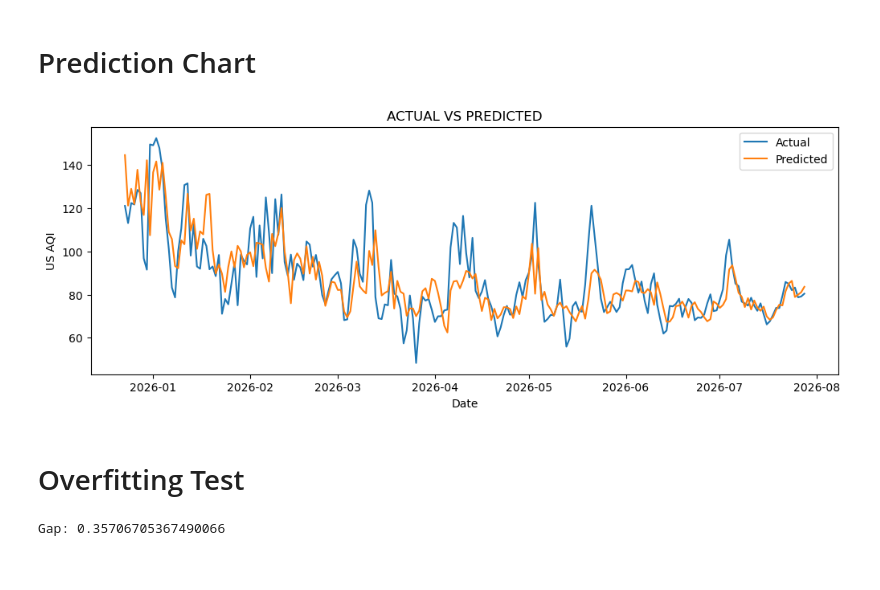
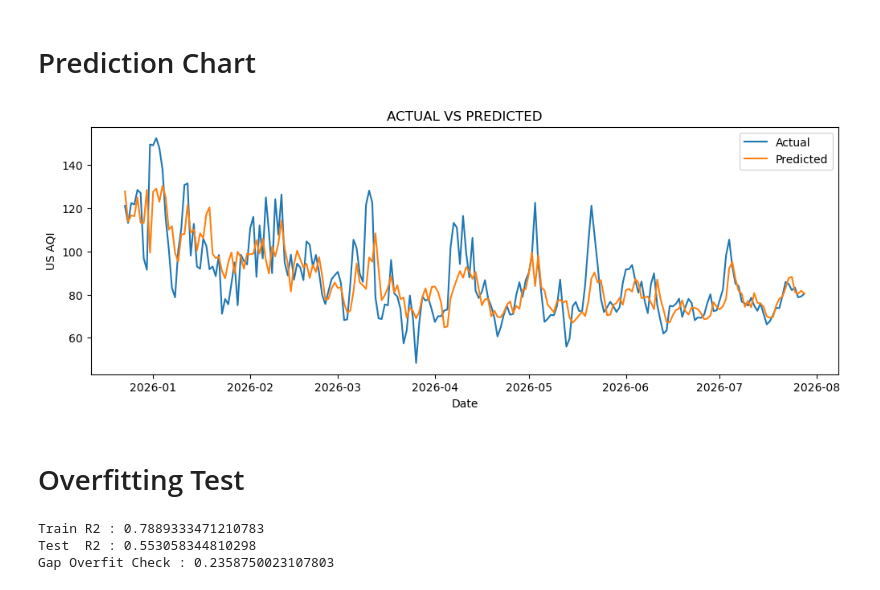
Before and after one commit to Sameen20-bot/10-Pearls-AQI-Predictor, a Jupyter notebook: AQI Predictor/Models/XGBoost/Day_Two_XGBoost.ipynb, the cells around one changed output. Cells and saved outputs as stored; diff of their text form; code cells hidden in the pictures.

```diff
--- a/AQI Predictor/Models/XGBoost/Day_Two_XGBoost.ipynb
+++ b/AQI Predictor/Models/XGBoost/Day_Two_XGBoost.ipynb
@@ -175,6 +191,8 @@ Index(['temperature_2m', 'wind_speed_10m', 'relative_humidity_2m',
 # %%
 X1 = day2.drop(columns = [target])
 Y1 = day2[target]
+# %%
+X1 = X1.drop(columns = ["boundary_layer_height","f48_boundary_layer_height","wind_pollution_dispersion","delta_boundary_layer_height"])
 # %%
 X1
 # %% [output]
@@ -256,0 +465,4 @@ Root Mean Square Error: 12.9903090215288
+# %%
+sc = StandardScaler()
+X_train_clean = sc.fit_transform(X_train1)
+X_test_clean = sc.transform(X_test1)
@@ -256,0 +491,21 @@ Root Mean Square Error: 12.9903090215288
+# %%
+bagSVM = BaggingRegressor(estimator = SVR(kernel='rbf', C=100, epsilon=1.0),
+                        n_estimators = 500,
+                        max_samples = 0.25,
+                        bootstrap = True,
+                        random_state = 42,
+                        n_jobs = -1)
+
+bagSVM.fit(X_train_clean, Y_train1)
+y_pred_bagSVM = bagSVM.predict(X_test_clean)
+
+R2_Score_SVM = r2_score(Y_test1, y_pred_bagSVM)
+Mae_SVM = mean_absolute_error(Y_test1, y_pred_bagSVM)
+Mean_Square_Error_SVM = mean_squared_error(Y_test1, y_pred_bagSVM)
+Root_Mean_Square_Error_SVM = np.sqrt(Mean_Square_Error_SVM)
+
+print("SVM Evaluation Metrics: ")
+print(f"R2 Score: {R2_Score_SVM}")
+print(f"Mean Absolute Error: {Mae_SVM}")
+print(f"Mean Square Error: {Mean_Square_Error_SVM}")
+print(f"Root Mean Square Error: {Root_Mean_Square_Error_SVM}")
@@ -256,0 +518,13 @@ Root Mean Square Error: 12.9903090215288
+# %%
+blend5 = (y_pred_all + y_pred_cbr + pred_rf + y_pred_ridge + y_pred_bagSVM) / 5
+
+R2_Score_blend5 = r2_score(Y_test1, blend5)
+Mae_blend5 = mean_absolute_error(Y_test1, blend5)
+Mean_Square_Error_blend5 = mean_squared_error(Y_test1, blend5)
+Root_Mean_Square_Error_blend5 = np.sqrt(Mean_Square_Error_blend5)
+
+print("Blend Evaluation Metrics: ")
+print(f"R2 Score: {R2_Score_blend5}")
+print(f"Mean Absolute Error: {Mae_blend5}")
+print(f"Mean Square Error: {Mean_Square_Error_blend5}")
+print(f"Root Mean Square Error: {Root_Mean_Square_Error_blend5}")
@@ -371,21 +572,33 @@ shap.plots.beeswarm(shap_values)
 # Prediction Chart
 # %%
 plt.figure(figsize=(12,4))
-y_pred_tuned = best_random.predict(X_test1)
 plt.plot(Y_test1.index, Y_test1.values, label="Actual")
-plt.plot(Y_test1.index, y_pred_tuned, label="Predicted")
+plt.plot(Y_test1.index, blend5, label="Predicted")
 plt.legend(loc = "best")
 plt.title("ACTUAL VS PREDICTED")
 plt.ylabel("US AQI")
 plt.xlabel("Date")
 plt.show()
 # %% [output]
-[figure, old version]
+[figure, new version]
 # %% [markdown]
 # Overfitting Test
 # %%
-train_Score = r2_score(Y_train1, best_random.predict(X_train1))
-test_Score = r2_score(Y_test1, best_random.predict(X_test1))
-print(f"Gap: {train_Score - test_Score}")
+train_all   = model_all.predict(X_train1)
+train_cbr   = cbr1.predict(X_train1)
+train_rf    = rf.predict(X_train1)
+train_ridge = ridge_model.predict(X_train_clean)
+train_svm   = bagSVM.predict(X_train_clean)
+
+blend5_train = (train_all + train_cbr + train_rf + train_ridge + train_svm) / 5
+
+train_Score = r2_score(Y_train1, blend5_train)
+test_Score  = r2_score(Y_test1, blend5)
+
+print(f"Train R2 : {train_Score}")
+print(f"Test  R2 : {test_Score}")
+print(f"Gap Overfit Check : {train_Score - test_Score}")
 # %% [output]
-Gap: 0.35706705367490066
+Train R2 : 0.7889333471210783
+Test  R2 : 0.553058344810298
+Gap Overfit Check : 0.2358750023107803
```
Also changed, not shown: parts of 39 cells of this notebook, 11 other files.
